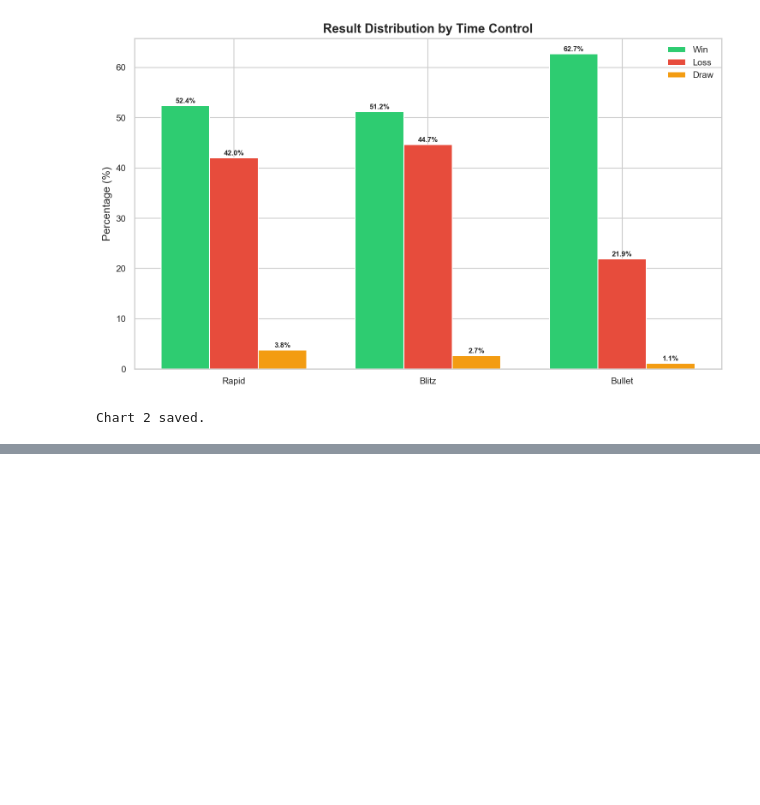
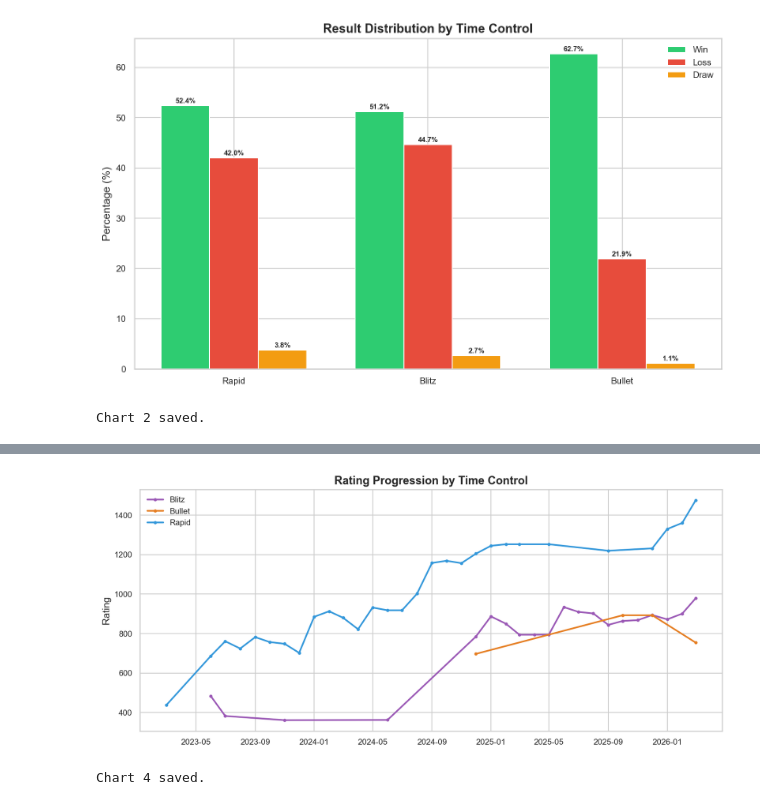
Before and after one commit to Fareed04/Chess-data-analysis, a Jupyter notebook: notebooks/chess_performance_analysis.ipynb, the cells around one changed output, grey strips where cells are left out. Drawn from its saved outputs; the diff is of its cells as text; code cells hidden in the pictures; blank space fills up the shorter version.

```diff
--- a/notebooks/chess_performance_analysis.ipynb
+++ b/notebooks/chess_performance_analysis.ipynb
@@ -728,0 +784,30 @@ Chart 2 saved.
+# %%
+# CHART 4 — RATING PROGRESSION BY TIME CONTROL
+
+rating_prog = cleaned_chess_data.groupby(
+    ['time_class', 'month_year']
+)['player_rating'].last().reset_index()
+rating_prog['month_year'] = rating_prog['month_year'].dt.to_timestamp()
+rating_prog = rating_prog[rating_prog['time_class'].isin(['rapid', 'blitz', 'bullet'])]
+
+fig, ax = plt.subplots(figsize=(11, 5))
+
+for tc, group in rating_prog.groupby('time_class'):
+    ax.plot(group['month_year'], group['player_rating'],
+            label=tc.capitalize(),
+            color=COLORS[tc], linewidth=2, marker='o', markersize=3)
+
+ax.set_title('Rating Progression by Time Control')
+ax.set_ylabel('Rating')
+ax.set_xlabel('')
+ax.legend(frameon=False)
+ax.yaxis.grid(True)
+ax.set_axisbelow(True)
+
+plt.tight_layout()
+plt.savefig(f'{FIGURES_DIR}/04_rating_progression.png', bbox_inches='tight')
+plt.show()
+print("Chart 4 saved.")
+# %% [output]
+[figure, added]
+Chart 4 saved.
```
Also changed, not shown: parts of 4 cells of this notebook, 6 other files.
